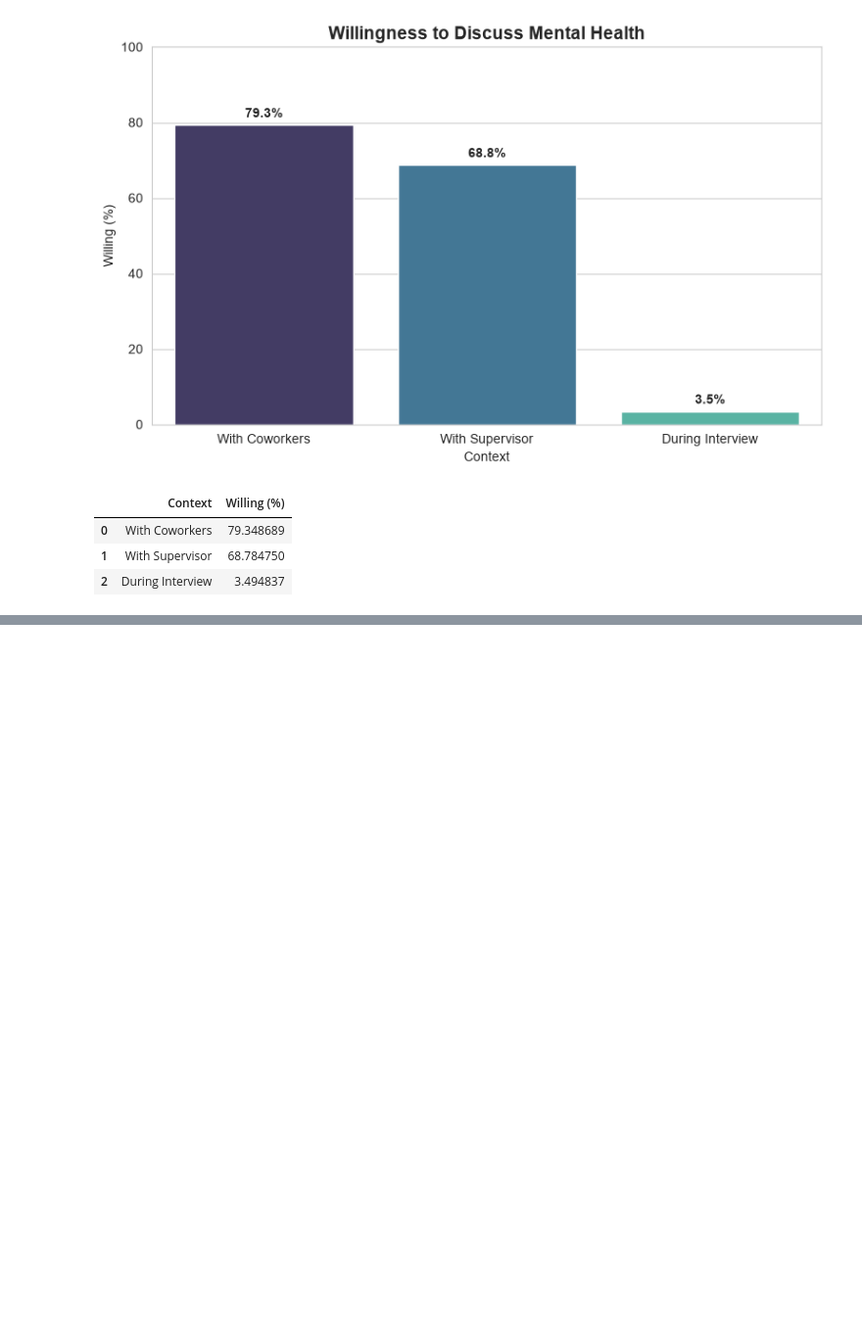
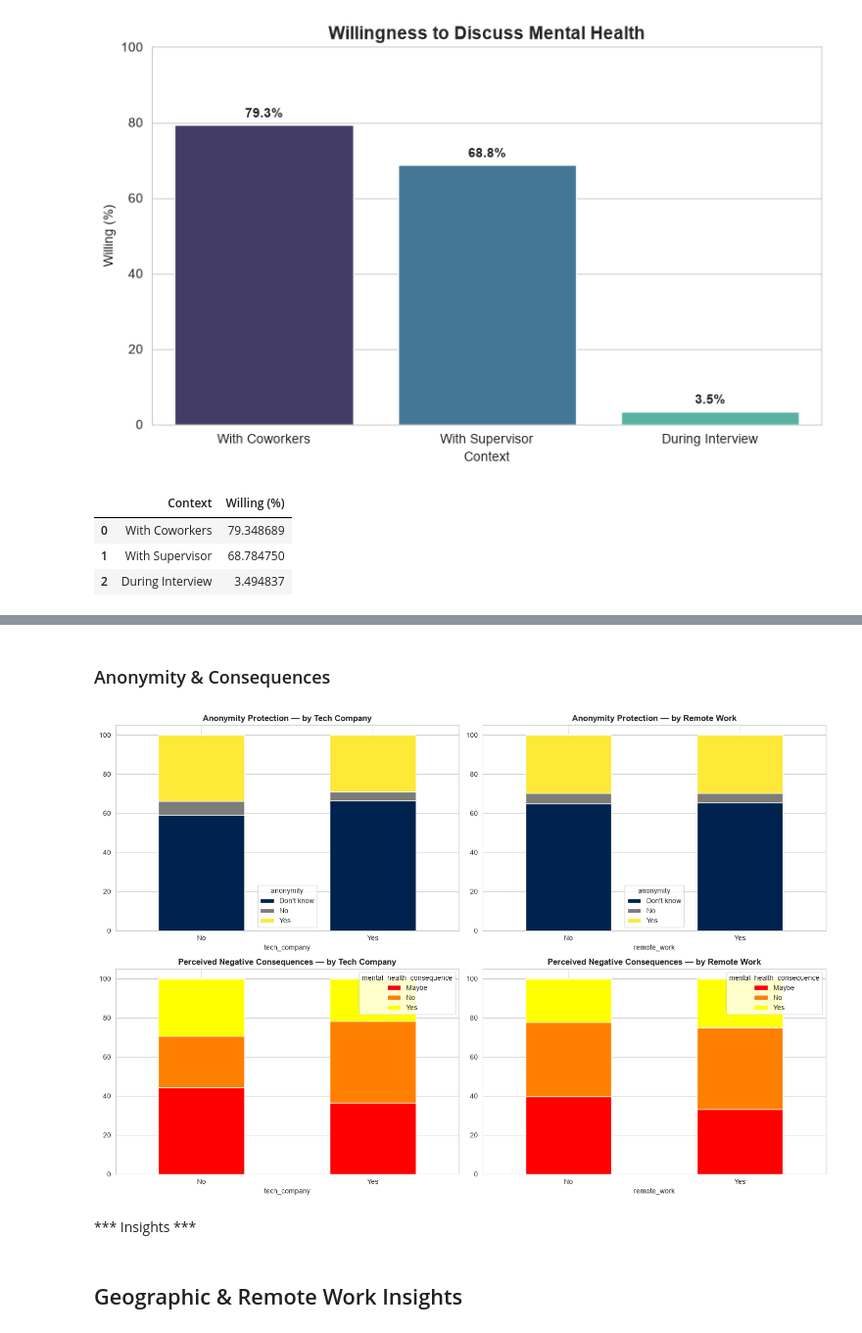
Before and after one commit to Engineer-purvesh18/Mental_Health_Analysis, a Jupyter notebook: analysis.ipynb, the cells around one changed output, grey strips where cells are left out. Shown at 98% size. Saved outputs shown, nothing was run; the diff lists cells and outputs as text; code cells hidden in the pictures; blank space fills up the shorter version.

```diff
--- a/analysis.ipynb
+++ b/analysis.ipynb
@@ -386,0 +410,33 @@ comfort_df
+# %% [markdown]
+### Anonymity & Consequences
+# %%
+fig, axes = plt.subplots(2, 2, figsize=(15, 10))
+
+pd.crosstab(df_clean['tech_company'], df_clean['anonymity'], normalize='index').mul(100)\
+    .plot(kind='bar', stacked=True, colormap='cividis', ax=axes[0, 0])
+axes[0, 0].set_title('Anonymity Protection — by Tech Company', fontweight='bold')
+axes[0, 0].tick_params(axis='x', rotation=0)
+
+pd.crosstab(df_clean['remote_work'], df_clean['anonymity'], normalize='index').mul(100)\
+    .plot(kind='bar', stacked=True, colormap='cividis', ax=axes[0, 1])
+axes[0, 1].set_title('Anonymity Protection — by Remote Work', fontweight='bold')
+axes[0, 1].tick_params(axis='x', rotation=0)
+
+pd.crosstab(df_clean['tech_company'], df_clean['mental_health_consequence'], normalize='index').mul(100)\
+    .plot(kind='bar', stacked=True, colormap='autumn', ax=axes[1, 0])
+axes[1, 0].set_title('Perceived Negative Consequences — by Tech Company', fontweight='bold')
+axes[1, 0].tick_params(axis='x', rotation=0)
+
+pd.crosstab(df_clean['remote_work'], df_clean['mental_health_consequence'], normalize='index').mul(100)\
+    .plot(kind='bar', stacked=True, colormap='autumn', ax=axes[1, 1])
+axes[1, 1].set_title('Perceived Negative Consequences — by Remote Work', fontweight='bold')
+axes[1, 1].tick_params(axis='x', rotation=0)
+
+plt.tight_layout()
+plt.show()
+# %% [output]
+[figure, added]
+# %% [markdown]
+*** Insights ***
+# %% [markdown]
+## Geographic & Remote Work Insights
```
Also changed, not shown: parts of 3 cells of this notebook.
